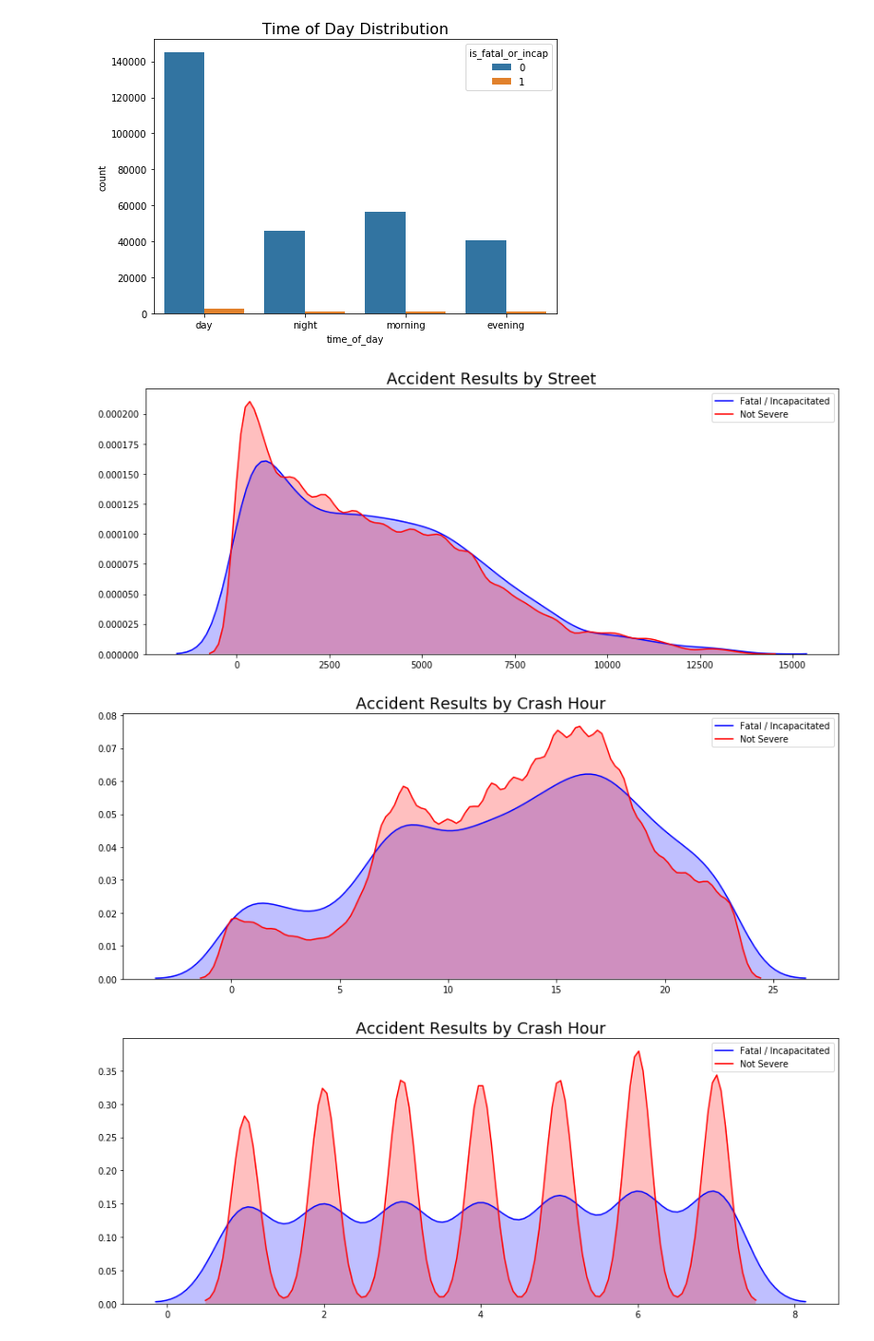
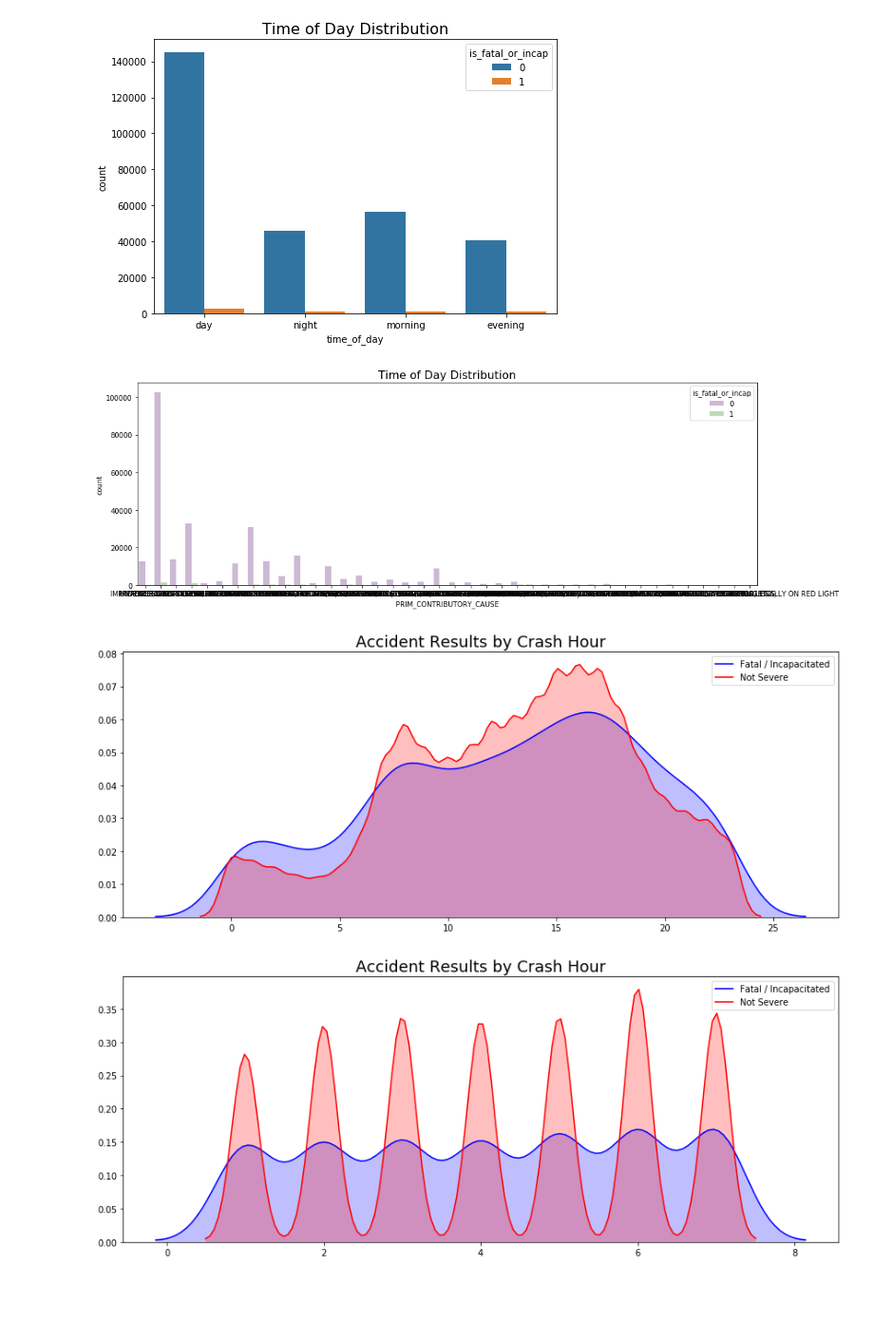
Before and after one commit to Morgan-Sell/chicago-traffic-safety, a Jupyter notebook: eda_feat_eng.ipynb, the cells around one changed output. Shown at 95% size. Cells and saved outputs as stored; diff of their text form; code cells hidden in the pictures; blank space fills up the shorter version.

```diff
--- a/eda_feat_eng.ipynb
+++ b/eda_feat_eng.ipynb
@@ -114,7 +114,7 @@ def display_bar_plot(data, x, title, figsize=(6,4), hue=None):
     Displays a vertial bar plot.
     '''
     fig, ax = plt.subplots(figsize=figsize)
-    sns.countplot(data=data,x=x, hue=hue,  ax=ax)
+    sns.countplot(data=data,x=x, hue=hue, palette='PRGn', ax=ax)
     ax.set_title(title, fontsize=16)
     fig.tight_layout();
 
@@ -127,29 +127,21 @@ def plot_density_distribution_by_class(df, class_col, feature_name, figsize, tit
 
 
     fig, ax = plt.subplots(figsize=figsize)
-    ax = sns.kdeplot(fatal_arr, shade=True, color="b",  bw=bandwidth, label = 'Fatal / Incapacitated')
-    ax = sns.kdeplot(not_fatal_arr, shade=True, color="r", bw=bandwidth, label = 'Not Severe')
+    ax = sns.kdeplot(fatal_arr, shade=True, color="b", label = 'Fatal / Incapacitated')
+    ax = sns.kdeplot(not_fatal_arr, shade=True, color="r", label = 'Not Severe')
     ax.legend()
     ax.set_title(title, fontsize=18)
     fig.tight_layout();
 
-def create_is_weekend_feature(day_of_week):
+def return_true_if_in_list(value, arr):
     '''
-    Return 1 if day_of_week is Saturday or Sunday.
+    If value is in arr, returns 1.
+    Otherwise, returns 0
     '''
-    if day_of_week == 1 or day_of_week == 0:
+    if value in  arr:
         return 1
     else:
         return 0
-
-def create_has_snow_ice_feature(condition):
-    '''
-    Return 1 if day_of_week is Saturday or Sunday.
-    '''
-    if condition == 'ICE' or condition == 'SNOW OR SLUSH':
-        return 1
-    else:
-        return 0
 # %% [markdown]
 ### Feature Engineering
 # %%
@@ -173,7 +165,10 @@ plot_null_val_heatmap(accidents, "Null Values", figsize=(20,8))
 # %%
-accidents['time_of_day'] = accidents['CRASH_HOUR'].apply(lambda x: time_of_day(x))
-accidents['is_weekend'] = accidents['CRASH_DAY_OF_WEEK'].apply(lambda x: create_is_weekend_feature(x))
-accidents['has_snow_ice'] = accidents['ROADWAY_SURFACE_COND'].apply(lambda x: create_has_snow_ice_feature(x))
+accidents['time_of_day'] = accidents['CRASH_HOUR'].apply(lambda hr: time_of_day(hr))
+accidents['is_weekend'] = accidents['CRASH_DAY_OF_WEEK'].apply(lambda x: return_true_if_in_list(x, [1, 7]))
+accidents['has_snow_ice'] = accidents['ROADWAY_SURFACE_COND'].apply(lambda x: return_true_if_in_list(x, ['ICE', 'SNOW OR SLUSH']))
+accidents['involved_pedest_cycle'] = accidents['PRIM_CONTRIBUTORY_CAUSE'].apply(lambda x: return_true_if_in_list(x, ['PEDALCYCLIST', 'PEDESTRIAN']))
+accidents['at_intersection'] = accidents['TRAFFICWAY_TYPE'].apply(lambda x: return_true_if_in_list(x, ['FOUR WAY', 'FIVE POINT, OR MORE', 'T-INTERSECTION',
+                                                                                                       'UNKNOWN INTERSECTION TYPE', 'Y-INTERSECTION']))
 # %% [markdown]
 ---
 ## Unique Values for Features
@@ -398,14 +375,22 @@ Percent Resulting in Fatality or Incapacitation: 1.879%
 display_bar_plot(accidents, 'time_of_day', 'Time of Day Distribution', figsize=(7,5), hue='is_fatal_or_incap')
 # %% [output]
 [figure]
+# %%
+data=accidents
+x='PRIM_' title, figsize=(6,4), hue=None):
+    '''
+    Displays a vertial bar plot.
+'''
+fig, ax = plt.subplots(figsize=figsize)
+sns.countplot(data=data,x=x, hue=hue, palette='PRGn', ax=ax)
+ax.set_title(title, fontsize=16)
+fig.tight_layout();
+# %% [output]
+[figure, added]
 # %%
-plot_density_distribution_by_class(accidents, 'is_fatal_or_incap', 'STREET_NO', (12,5), 'Accident Results by Street')
+plot_density_distribution_by_class(accidents, 'is_fatal_or_incap', 'CRASH_HOUR', (12,5), 'Accident Results by Crash Hour', 0)
 # %% [output]
-[figure, old version]
+[figure, new version]
-# %%
-plot_density_distribution_by_class(accidents, 'is_fatal_or_incap', 'CRASH_HOUR', (12,5), 'Accident Results by Crash Hour')
-# %% [output]
-[figure, removed]
 # %%
 # Sunday = 1
 plot_density_distribution_by_class(accidents, 'is_fatal_or_incap', 'CRASH_DAY_OF_WEEK', (12,5), 'Accident Results by Crash Hour')
```
Also changed, not shown: parts of 9 cells of this notebook.
